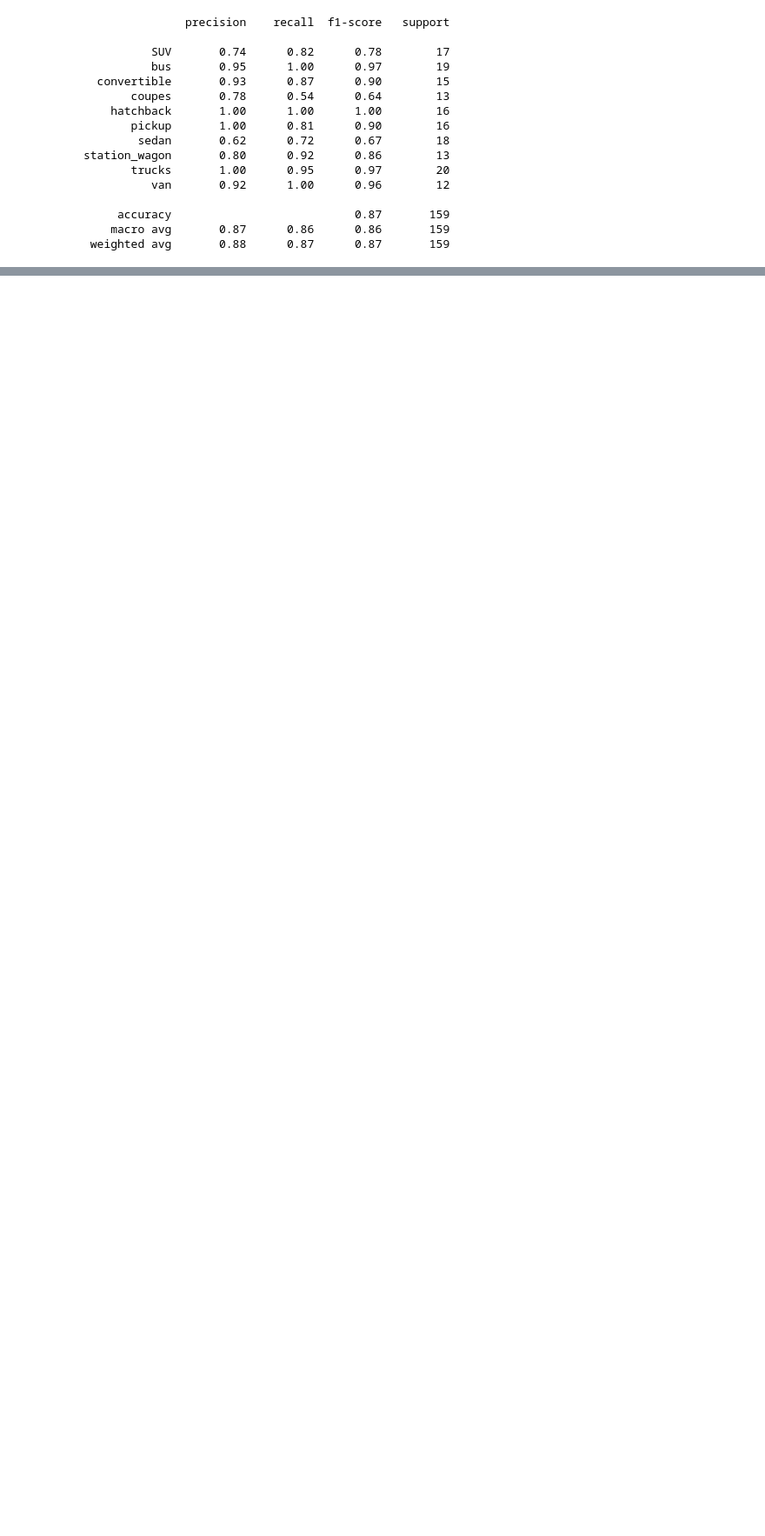
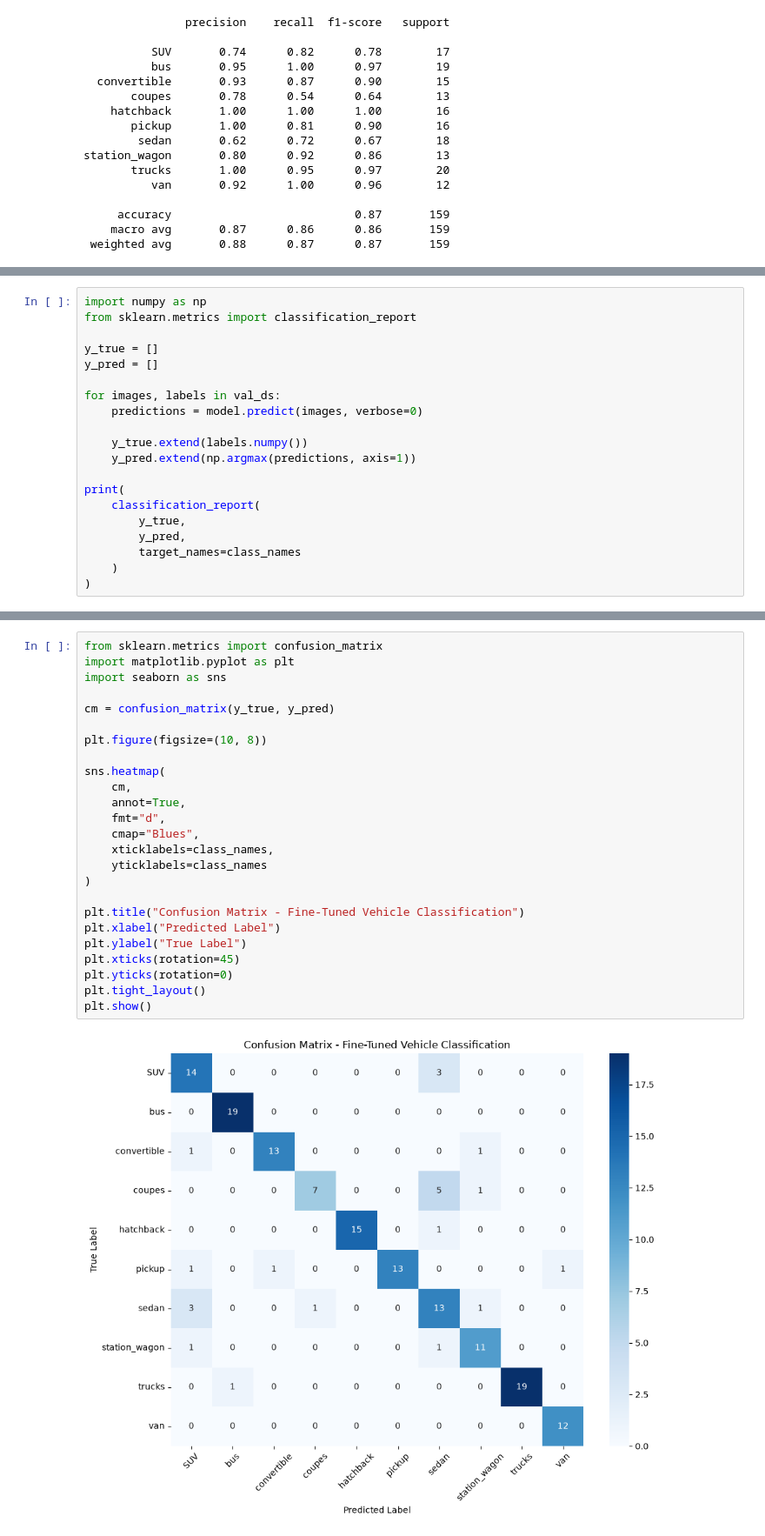
Before and after one commit to BertoPurba/Vehicle-Classification, a Jupyter notebook: notebooks/01_eda.ipynb, the cells around one changed output, grey strips where cells are left out. Shown at 87% size. Saved outputs shown, nothing was run; the diff lists cells and outputs as text; blank space fills up the shorter version.

```diff
--- a/notebooks/01_eda.ipynb
+++ b/notebooks/01_eda.ipynb
@@ -501,0 +563,20 @@ plt.show()
+# %%
+import numpy as np
+from sklearn.metrics import classification_report
+
+y_true = []
+y_pred = []
+
+for images, labels in val_ds:
+    predictions = model.predict(images, verbose=0)
+
+    y_true.extend(labels.numpy())
+    y_pred.extend(np.argmax(predictions, axis=1))
+
+print(
+    classification_report(
+        y_true,
+        y_pred,
+        target_names=class_names
+    )
+)
@@ -501,0 +600,27 @@ plt.show()
+# %%
+from sklearn.metrics import confusion_matrix
+import matplotlib.pyplot as plt
+import seaborn as sns
+
+cm = confusion_matrix(y_true, y_pred)
+
+plt.figure(figsize=(10, 8))
+
+sns.heatmap(
+    cm,
+    annot=True,
+    fmt="d",
+    cmap="Blues",
+    xticklabels=class_names,
+    yticklabels=class_names
+)
+
+plt.title("Confusion Matrix - Fine-Tuned Vehicle Classification")
+plt.xlabel("Predicted Label")
+plt.ylabel("True Label")
+plt.xticks(rotation=45)
+plt.yticks(rotation=0)
+plt.tight_layout()
+plt.show()
+# %% [output]
+[figure, added]
```
Also changed, not shown: parts of 5 cells of this notebook.
